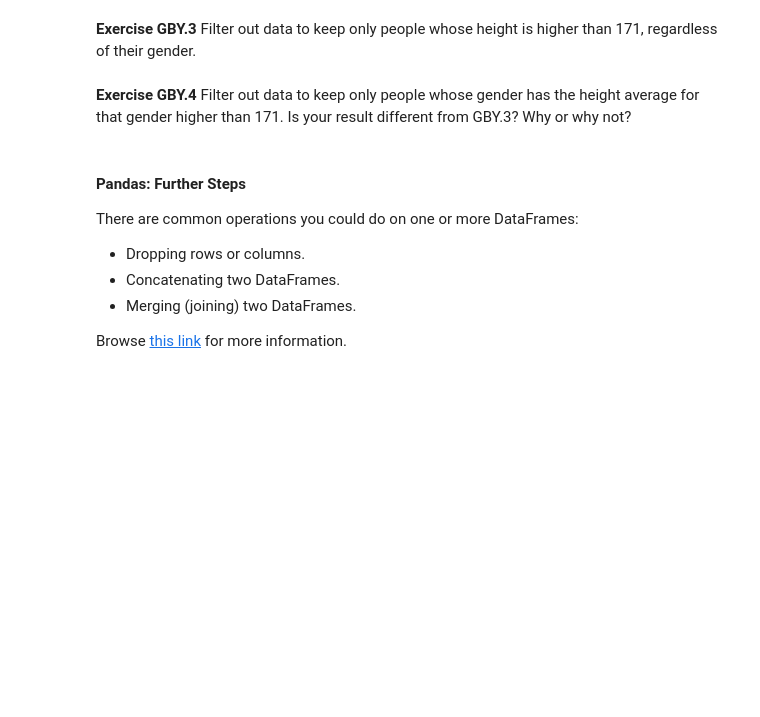
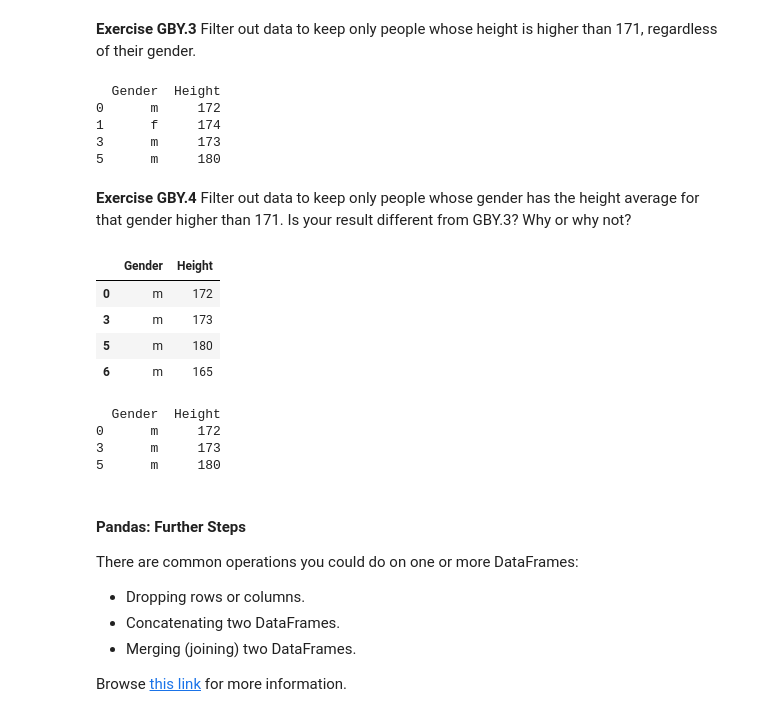
Before and after one commit to Chongphob-Sr/Python-DPU, a Jupyter notebook: Python_2_Participant_chongphob.ipynb, the cells around one changed output. Drawn from its saved outputs; the diff is of its cells as text; code cells hidden in the pictures; blank space fills up the shorter version.

```diff
--- a/Python_2_Participant_chongphob.ipynb
+++ b/Python_2_Participant_chongphob.ipynb
@@ -1086,2 +1259,12 @@ df_height
+# %%
+df_filtered = df_height[df_height['Height'] > 171]
+# df_height[df_height['Height'] > 171]]
+print(df_filtered)
+# %% [output]
+  Gender  Height
+0      m     172
+1      f     174
+3      m     173
+5      m     180
 # %% [markdown]
 **Exercise GBY.4** Filter out data to keep only people whose gender has the height average for that gender higher than 171. Is your result different from GBY.3? Why or why not?
@@ -1090,3 +1271,23 @@ df_height
+# %%
+df_height.groupby("Gender").filter(lambda x: x["Height"].mean() > 171)
+#df_height.groupby("Gender").filter(lambda x: x["Height"].mean()  > 171)
+# %% [output]
+|  | Gender | Height |
+| 0 | m | 172 |
+| 3 | m | 173 |
+| 5 | m | 180 |
+| 6 | m | 165 |
+# %%
+# Your code here
+avg_height = df_height.groupby('Gender')['Height'].mean()
+df_filtered = df_height[df_height.apply(lambda x: x['Height'] > 171 and avg_height[x['Gender']] > 171, axis=1)]
+
+print(df_filtered)
+# %% [output]
+  Gender  Height
+0      m     172
+3      m     173
+5      m     180
 # %% [markdown]
 #### Pandas: Further Steps
 There are common operations you could do on one or more DataFrames:
```
Also changed, not shown: parts of 24 cells of this notebook.
